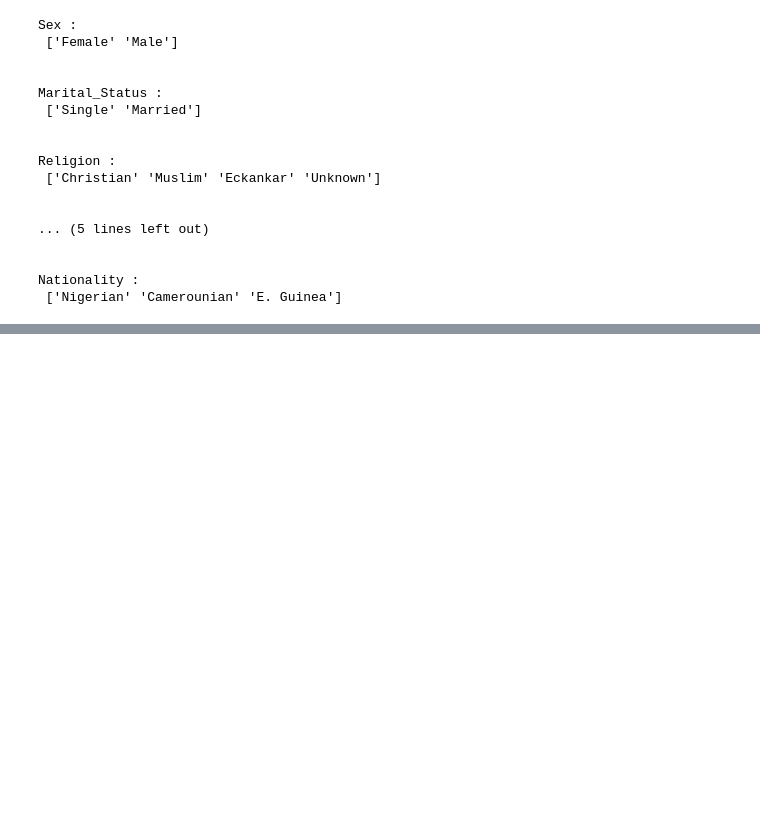
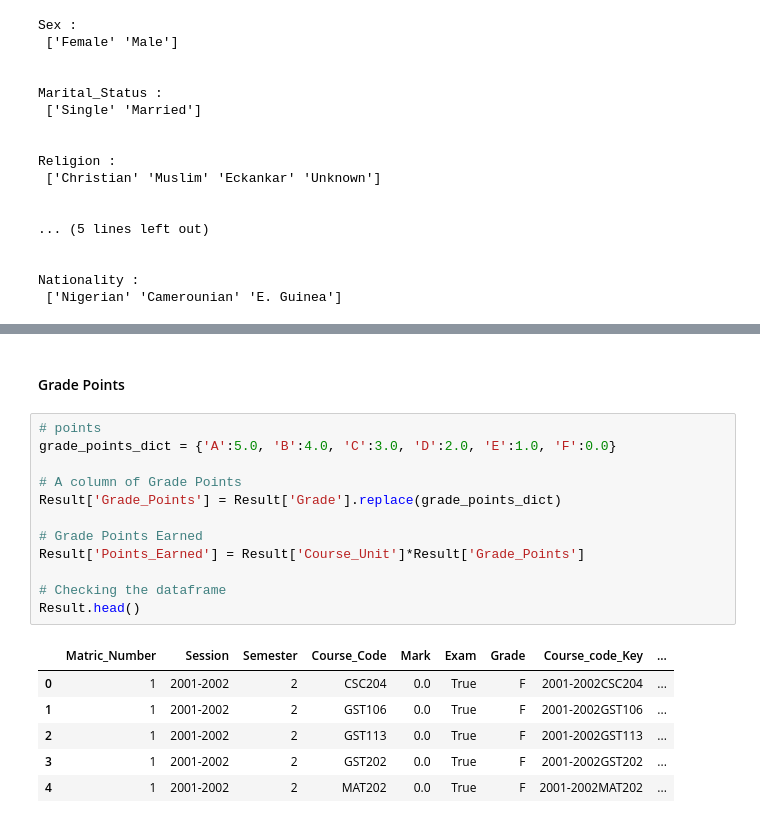
Before and after one commit to Emmbrik/Final-year-project, a Jupyter notebook: Notebook.ipynb, the cells around one changed output, grey strips where cells are left out. Saved outputs shown, nothing was run; the diff lists cells and outputs as text; blank space fills up the shorter version.

```diff
--- a/Notebook.ipynb
+++ b/Notebook.ipynb
@@ -386,0 +583,21 @@ Nationality :
+# %% [markdown]
+#### Grade Points
+# %%
+# points
+grade_points_dict = {'A':5.0, 'B':4.0, 'C':3.0, 'D':2.0, 'E':1.0, 'F':0.0}
+
+# A column of Grade Points
+Result['Grade_Points'] = Result['Grade'].replace(grade_points_dict)
+
+# Grade Points Earned
+Result['Points_Earned'] = Result['Course_Unit']*Result['Grade_Points']
+
+# Checking the dataframe
+Result.head()
+# %% [output]
+|  | Matric_Number | Session | Semester | Course_Code | Mark | Exam | Grade | Course_code_Key | ... |
+| 0 | 1 | 2001-2002 | 2 | CSC204 | 0.0 | True | F | 2001-2002CSC204 | ... |
+| 1 | 1 | 2001-2002 | 2 | GST106 | 0.0 | True | F | 2001-2002GST106 | ... |
+| 2 | 1 | 2001-2002 | 2 | GST113 | 0.0 | True | F | 2001-2002GST113 | ... |
+| 3 | 1 | 2001-2002 | 2 | GST202 | 0.0 | True | F | 2001-2002GST202 | ... |
+| 4 | 1 | 2001-2002 | 2 | MAT202 | 0.0 | True | F | 2001-2002MAT202 | ... |
```
Also changed, not shown: parts of 25 cells of this notebook.
